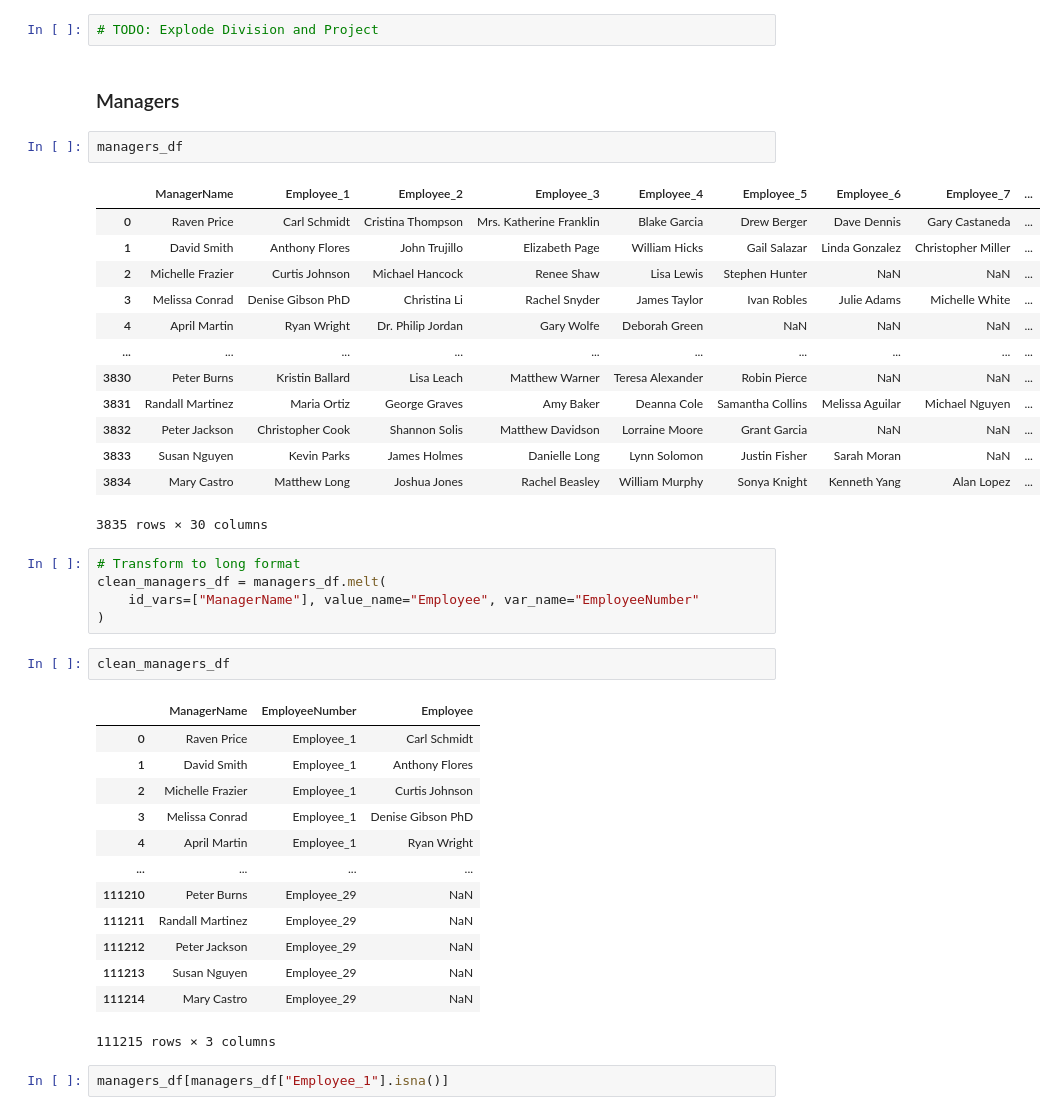
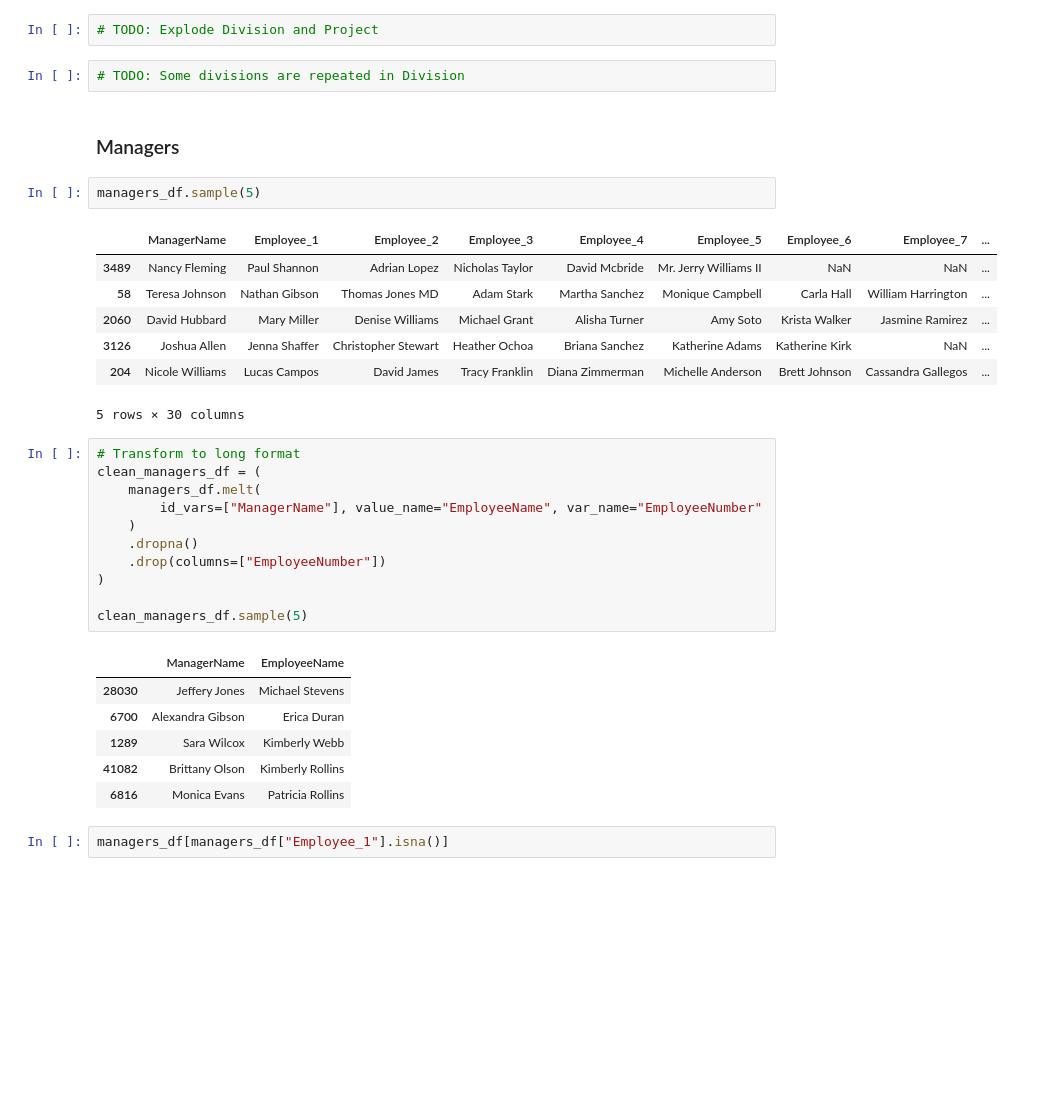
Before and after one commit to datonic/datadex, a Jupyter notebook: notebooks/brlda.ipynb, the cells around one changed output. Cells and saved outputs as stored; diff of their text form; blank space fills up the shorter version.

```diff
--- a/notebooks/brlda.ipynb
+++ b/notebooks/brlda.ipynb
@@ -138,45 +213,38 @@ divisions_df
 26849 rows × 5 columns
 # %%
 # TODO: Explode Division and Project
+# %%
+# TODO: Some divisions are repeated in Division
 # %% [markdown]
 ### Managers
 # %%
-managers_df
+managers_df.sample(5)
 # %% [output]
 |  | ManagerName | Employee_1 | Employee_2 | Employee_3 | Employee_4 | Employee_5 | Employee_6 | Employee_7 | ... |
-| 0 | Raven Price | Carl Schmidt | Cristina Thompson | Mrs. Katherine Franklin | Blake Garcia | Drew Berger | Dave Dennis | Gary Castaneda | ... |
-| 1 | David Smith | Anthony Flores | John Trujillo | Elizabeth Page | William Hicks | Gail Salazar | Linda Gonzalez | Christopher Miller | ... |
-| 2 | Michelle Frazier | Curtis Johnson | Michael Hancock | Renee Shaw | Lisa Lewis | Stephen Hunter | NaN | NaN | ... |
-| 3 | Melissa Conrad | Denise Gibson PhD | Christina Li | Rachel Snyder | James Taylor | Ivan Robles | Julie Adams | Michelle White | ... |
-| 4 | April Martin | Ryan Wright | Dr. Philip Jordan | Gary Wolfe | Deborah Green | NaN | NaN | NaN | ... |
-| ... | ... | ... | ... | ... | ... | ... | ... | ... | ... |
-| 3830 | Peter Burns | Kristin Ballard | Lisa Leach | Matthew Warner | Teresa Alexander | Robin Pierce | NaN | NaN | ... |
-| 3831 | Randall Martinez | Maria Ortiz | George Graves | Amy Baker | Deanna Cole | Samantha Collins | Melissa Aguilar | Michael Nguyen | ... |
-| 3832 | Peter Jackson | Christopher Cook | Shannon Solis | Matthew Davidson | Lorraine Moore | Grant Garcia | NaN | NaN | ... |
-| 3833 | Susan Nguyen | Kevin Parks | James Holmes | Danielle Long | Lynn Solomon | Justin Fisher | Sarah Moran | NaN | ... |
-| 3834 | Mary Castro | Matthew Long | Joshua Jones | Rachel Beasley | William Murphy | Sonya Knight | Kenneth Yang | Alan Lopez | ... |
+| 3489 | Nancy Fleming | Paul Shannon | Adrian Lopez | Nicholas Taylor | David Mcbride | Mr. Jerry Williams II | NaN | NaN | ... |
+| 58 | Teresa Johnson | Nathan Gibson | Thomas Jones MD | Adam Stark | Martha Sanchez | Monique Campbell | Carla Hall | William Harrington | ... |
+| 2060 | David Hubbard | Mary Miller | Denise Williams | Michael Grant | Alisha Turner | Amy Soto | Krista Walker | Jasmine Ramirez | ... |
+| 3126 | Joshua Allen | Jenna Shaffer | Christopher Stewart | Heather Ochoa | Briana Sanchez | Katherine Adams | Katherine Kirk | NaN | ... |
+| 204 | Nicole Williams | Lucas Campos | David James | Tracy Franklin | Diana Zimmerman | Michelle Anderson | Brett Johnson | Cassandra Gallegos | ... |
-3835 rows × 30 columns
+5 rows × 30 columns
 # %%
 # Transform to long format
-clean_managers_df = managers_df.melt(
-    id_vars=["ManagerName"], value_name="Employee", var_name="EmployeeNumber"
+clean_managers_df = (
+    managers_df.melt(
+        id_vars=["ManagerName"], value_name="EmployeeName", var_name="EmployeeNumber"
+    )
+    .dropna()
+    .drop(columns=["EmployeeNumber"])
 )
+
+clean_managers_df.sample(5)
+# %% [output]
+|  | ManagerName | EmployeeName |
+| 28030 | Jeffery Jones | Michael Stevens |
+| 6700 | Alexandra Gibson | Erica Duran |
+| 1289 | Sara Wilcox | Kimberly Webb |
+| 41082 | Brittany Olson | Kimberly Rollins |
+| 6816 | Monica Evans | Patricia Rollins |
-# %%
-clean_managers_df
-# %% [output]
-|  | ManagerName | EmployeeNumber | Employee |
-| 0 | Raven Price | Employee_1 | Carl Schmidt |
-| 1 | David Smith | Employee_1 | Anthony Flores |
-| 2 | Michelle Frazier | Employee_1 | Curtis Johnson |
-| 3 | Melissa Conrad | Employee_1 | Denise Gibson PhD |
-| 4 | April Martin | Employee_1 | Ryan Wright |
-| ... | ... | ... | ... |
-| 111210 | Peter Burns | Employee_29 | NaN |
-| 111211 | Randall Martinez | Employee_29 | NaN |
-| 111212 | Peter Jackson | Employee_29 | NaN |
-| 111213 | Susan Nguyen | Employee_29 | NaN |
-| 111214 | Mary Castro | Employee_29 | NaN |
-111215 rows × 3 columns
 # %%
 managers_df[managers_df["Employee_1"].isna()]
 # %% [output]
```
Also changed, not shown: parts of 28 cells of this notebook.
